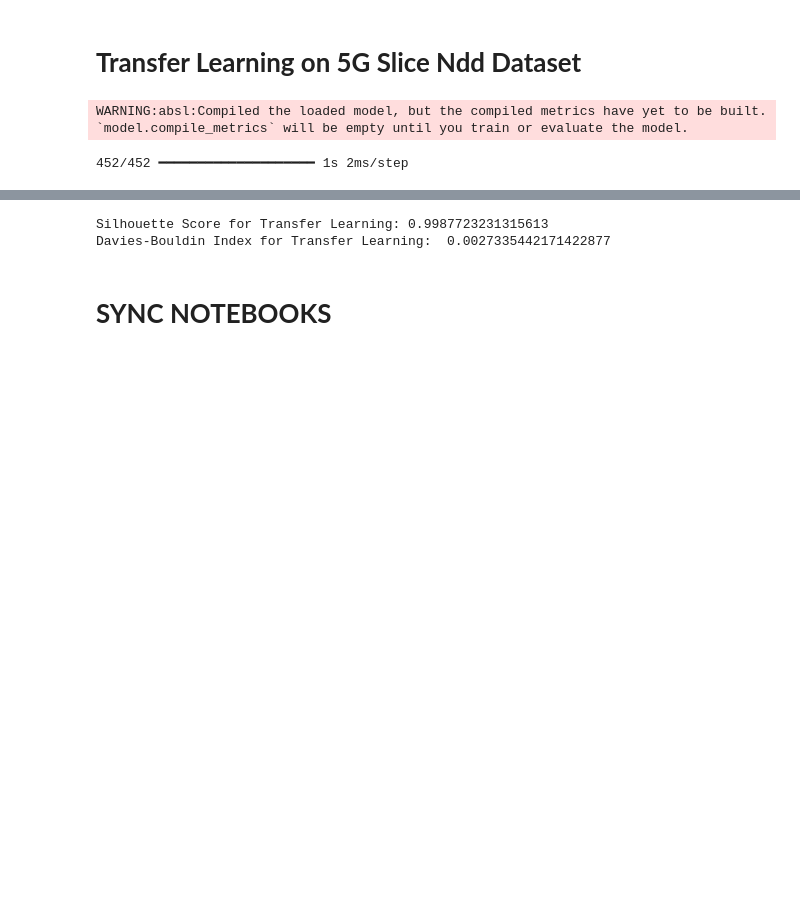
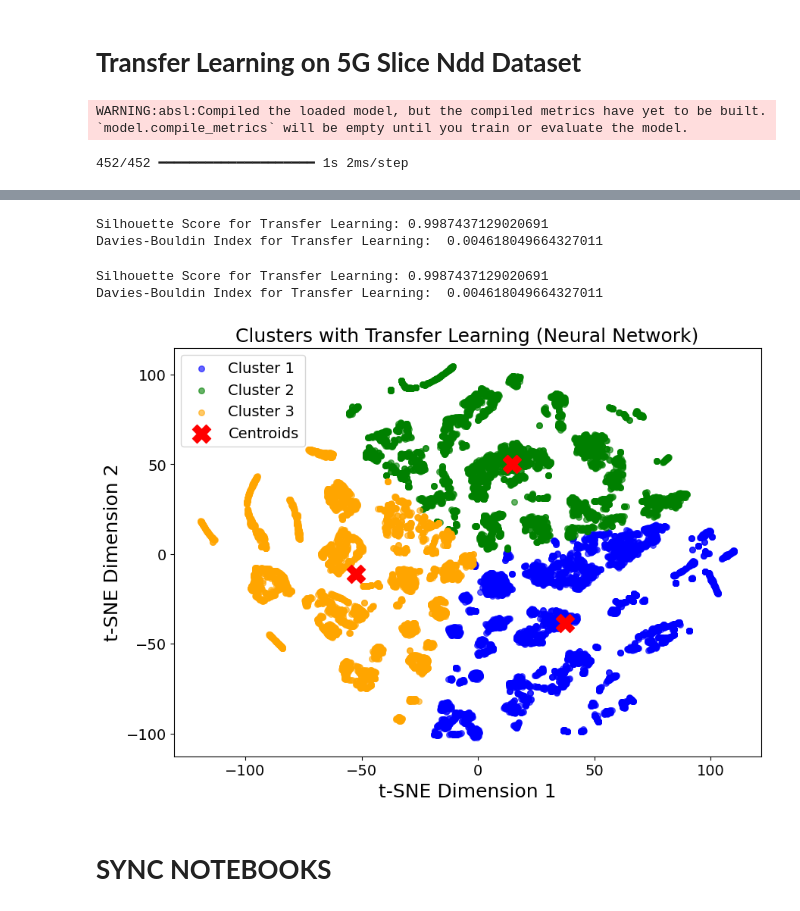
Before and after one commit to sujeshpadhi91/Network-Slicing-with-ML, a Jupyter notebook: Notebooks/Exp20_NSI_UnSup_TL_autoencoders.ipynb, the cells around one changed output, grey strips where cells are left out. Saved outputs shown, nothing was run; the diff lists cells and outputs as text; code cells hidden in the pictures; blank space fills up the shorter version.

```diff
--- a/Notebooks/Exp20_NSI_UnSup_TL_autoencoders.ipynb
+++ b/Notebooks/Exp20_NSI_UnSup_TL_autoencoders.ipynb
@@ -753,7 +782,7 @@ base_model = load_model('deep_slice_model.h5')
 
 # Create a new model with the defined input shape
 input_layer = Input(shape=(48,))
-output_layer = Dense(64, activation='relu')(input_layer)
+output_layer = Dense(first_layer_neurons, activation='relu')(input_layer)
 
 for layer in base_model.layers[1:]:
     output_layer = layer(output_layer)
@@ -886,8 +915,8 @@ print(f"Silhouette Score for Transfer Learning: {silhouette_avg2}")
 db_index_avg2 = davies_bouldin_score(X3_encoded_features, cluster_labels2)
 print("Davies-Bouldin Index for Transfer Learning: ", db_index_avg2)
 # %% [output]
-Silhouette Score for Transfer Learning: 0.9987723231315613
-Davies-Bouldin Index for Transfer Learning:  0.0027335442171422877
+Silhouette Score for Transfer Learning: 0.9987437129020691
+Davies-Bouldin Index for Transfer Learning:  0.004618049664327011
 # %%
 from sklearn.manifold import TSNE
 
@@ -900,33 +929,47 @@ X2_encoded_2D = tsne.fit_transform(X2_encoded_features)
 
 # Fit KMeans on the t-SNE reduced data
 kmeans_model2 = KMeans(n_clusters=n_clusters, random_state=42)
 cluster_labels2 = kmeans_model2.fit_predict(X2_encoded_2D)
 centroids2 = kmeans_model2.cluster_centers_
 
 # # Evaluate clustering quality with silhouette score
 # silhouette_avg = silhouette_score(X2_encoded_features, cluster_labels2)
 print(f"Silhouette Score for Transfer Learning: {silhouette_avg2}")
 
 # # Evaluate clustering quality with Davies-Bouldin Index
 # db_index_avg = davies_bouldin_score(X2_encoded_features, cluster_labels2)
 print("Davies-Bouldin Index for Transfer Learning: ", db_index_avg2)
 
 # Plot the data points and centroids
+# Set global font size using rcParams
+plt.rcParams.update({
+    'font.size': 16,  # Set the base font size for all text
+    'axes.titlesize': 18,  # Title font size
+    'axes.labelsize': 18,  # X and Y label font size
+    'xtick.labelsize': 14,  # X tick label font size
+    'ytick.labelsize': 14,  # Y tick label font size
+    'legend.fontsize': 14  # Legend font size
+})
+
 plt.figure(figsize=(10, 7))
 colors = ['blue', 'green', 'orange']  # Define colors for clusters
 for i in range(n_clusters):
     # Plot the points for each cluster
     plt.scatter(X2_encoded_2D[cluster_labels2 == i, 0], X2_encoded_2D[cluster_labels2 == i, 1], s=30, color=colors[i], label=f'Cluster {i+1}', alpha=0.6)
 
 # Plot the centroids (transforming them is optional with t-SNE)
 plt.scatter(centroids2[:, 0], centroids2[:, 1], s=300, c='red', marker='X', label='Centroids')
 
 plt.xlabel('t-SNE Dimension 1')
 plt.ylabel('t-SNE Dimension 2')
 # plt.title('Clusters with Centroids in 2D Space (t-SNE Reduced)')
 plt.title('Clusters with Transfer Learning (Neural Network)')
 plt.legend()
 plt.show()
+# %% [output]
+Silhouette Score for Transfer Learning: 0.9987437129020691
+Davies-Bouldin Index for Transfer Learning:  0.004618049664327011
+[figure, added]
 # %% [markdown]
 # **SYNC NOTEBOOKS**
 # %%
```
Also changed, not shown: parts of 10 cells of this notebook, 4 other files.
